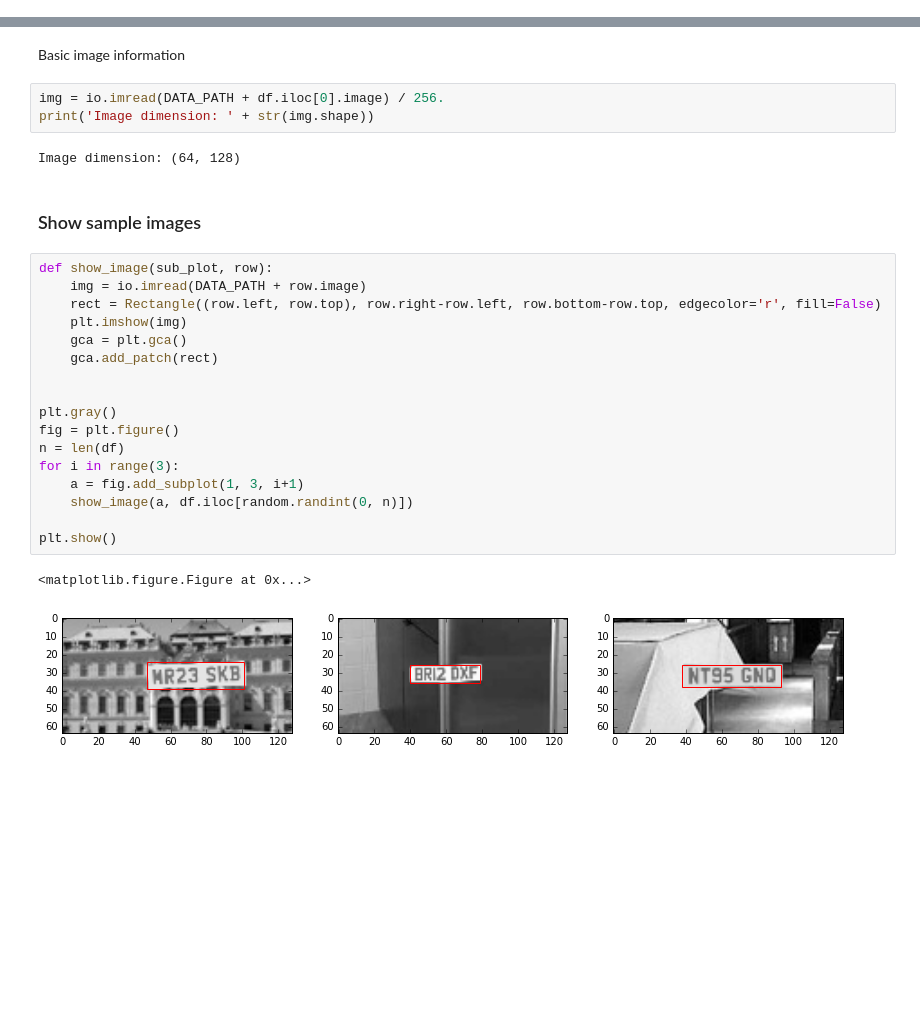
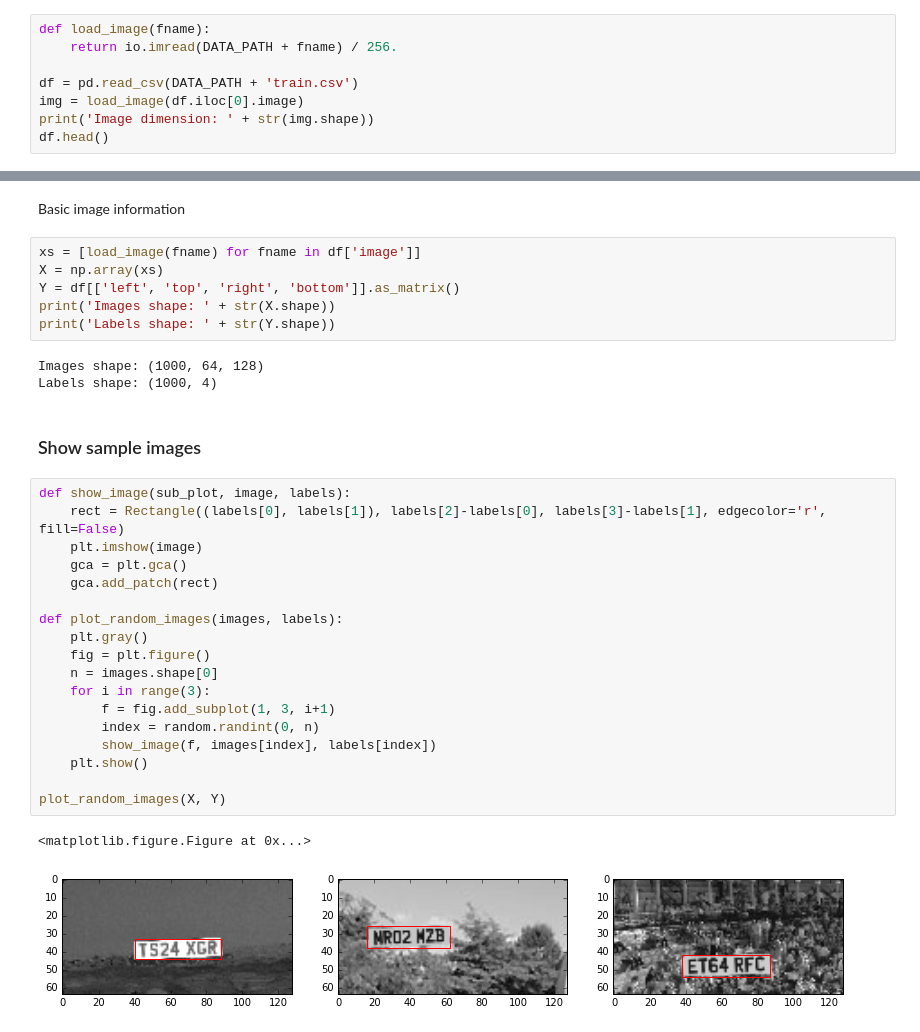
Before and after one commit to klangner/license_plate, a Jupyter notebook: notebook/mearl.ipynb, the cells around one changed output, grey strips where cells are left out. Drawn from its saved outputs; the diff is of its cells as text; blank space fills up the shorter version.

```diff
--- a/notebook/mearl.ipynb
+++ b/notebook/mearl.ipynb
@@ -32,0 +27,8 @@ df.head()
+# %%
+def load_image(fname):
+    return io.imread(DATA_PATH + fname) / 256.
+
+df = pd.read_csv(DATA_PATH + 'train.csv')
+img = load_image(df.iloc[0].image)
+print('Image dimension: ' + str(img.shape))
+df.head()
@@ -33,29 +43,34 @@ df.head()
 # %% [markdown]
 Basic image information
-# %%
-img = io.imread(DATA_PATH + df.iloc[0].image) / 256.
-print('Image dimension: ' + str(img.shape))
-# %% [output]
-Image dimension: (64, 128)
+# %%
+xs = [load_image(fname) for fname in df['image']]
+X = np.array(xs)
+Y = df[['left', 'top', 'right', 'bottom']].as_matrix()
+print('Images shape: ' + str(X.shape))
+print('Labels shape: ' + str(Y.shape))
+# %% [output]
+Images shape: (1000, 64, 128)
+Labels shape: (1000, 4)
 # %% [markdown]
 ### Show sample images
 # %%
-def show_image(sub_plot, row):
-    img = io.imread(DATA_PATH + row.image)
-    rect = Rectangle((row.left, row.top), row.right-row.left, row.bottom-row.top, edgecolor='r', fill=False)
-    plt.imshow(img)
+def show_image(sub_plot, image, labels):
+    rect = Rectangle((labels[0], labels[1]), labels[2]-labels[0], labels[3]-labels[1], edgecolor='r', fill=False)
+    plt.imshow(image)
     gca = plt.gca()
     gca.add_patch(rect)
 
+def plot_random_images(images, labels):
+    plt.gray()
+    fig = plt.figure()
+    n = images.shape[0]
+    for i in range(3):
+        f = fig.add_subplot(1, 3, i+1)
+        index = random.randint(0, n)
+        show_image(f, images[index], labels[index])
+    plt.show()
 
-plt.gray()
-fig = plt.figure()
-n = len(df)
-for i in range(3):
-    a = fig.add_subplot(1, 3, i+1)
-    show_image(a, df.iloc[random.randint(0, n)])
-
-plt.show()
+plot_random_images(X, Y)
 # %% [output]
 <matplotlib.figure.Figure at 0x...>
-[figure, old version]
+[figure, new version]
```
Also changed, not shown: parts of 11 cells of this notebook.
